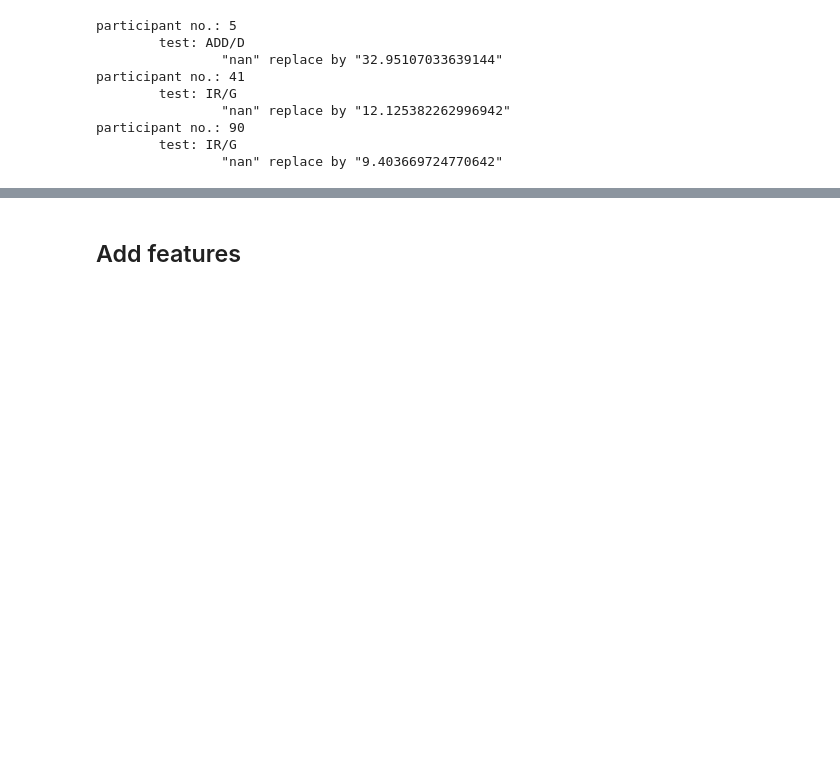
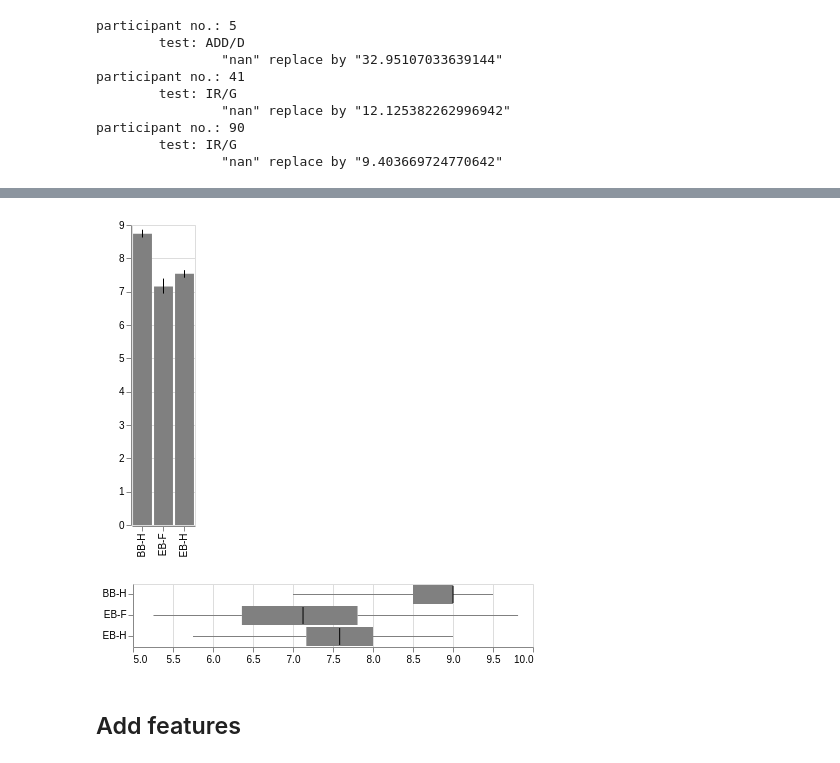
Before and after one commit to romainmartinez/synchro, a Jupyter notebook: synchro.ipynb, the cells around one changed output, grey strips where cells are left out. Saved outputs shown, nothing was run; the diff lists cells and outputs as text; code cells hidden in the pictures; blank space fills up the shorter version.

```diff
--- a/synchro.ipynb
+++ b/synchro.ipynb
@@ -121,3 +187,11 @@ show(save='share/fig/y.png')
+# %%
+plot_bars(data=y.melt(), x=alt.X("variable", title=None), y="value")
+# %% [output]
+[figure, added]
+# %%
+hboxplot(y.melt(), x='value', y='variable')
+# %% [output]
+[figure, added]
 # %% [markdown]
 ## Add features
 # %% [markdown]
```
Also changed, not shown: parts of 102 cells of this notebook, 15 other files.
